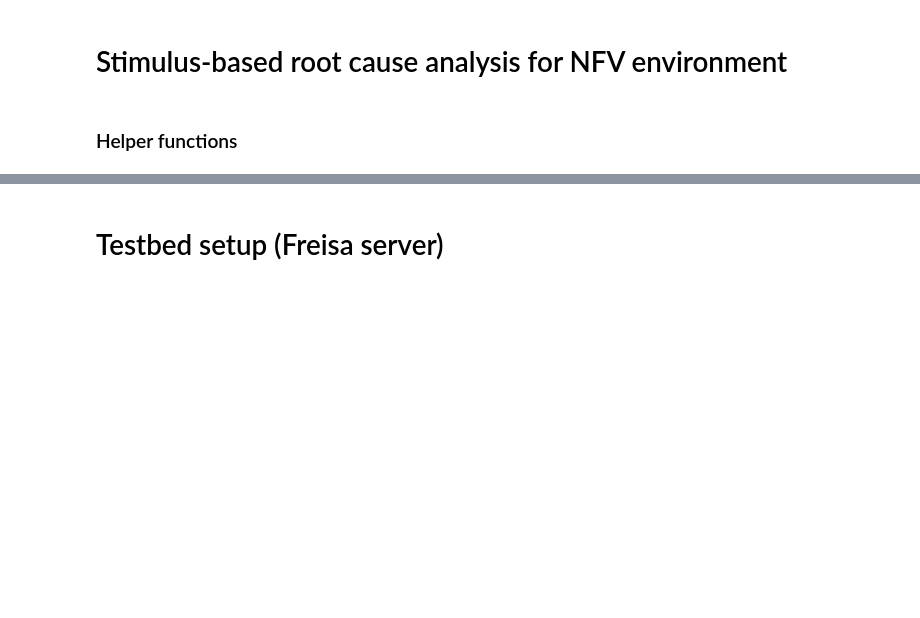
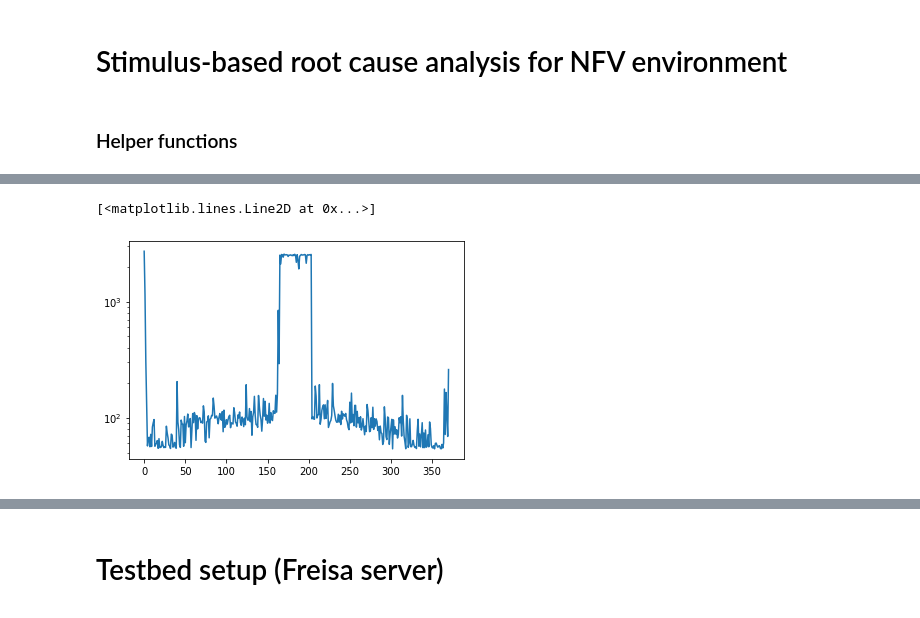
Before and after one commit to theleos88/ml-for-highspeed-networks, a Jupyter notebook: data/analysis/Data-analysis.ipynb, the cells around one changed output, grey strips where cells are left out. Cells and saved outputs as stored; diff of their text form; code cells hidden in the pictures; blank space fills up the shorter version.

```diff
--- a/data/analysis/Data-analysis.ipynb
+++ b/data/analysis/Data-analysis.ipynb
@@ -41,0 +54,11 @@ plt.plot(tmp)
+# %%
+with open("data_collection/latency.csv") as file:
+    tmp = []
+    for line in file:
+        tmp.append(float(line.strip())/100)
+
+plt.yscale("log")
+plt.plot(tmp)
+# %% [output]
+[<matplotlib.lines.Line2D at 0x...>]
+[figure, added]
```
Also changed, not shown: parts of 10 cells of this notebook, 9 other files.
